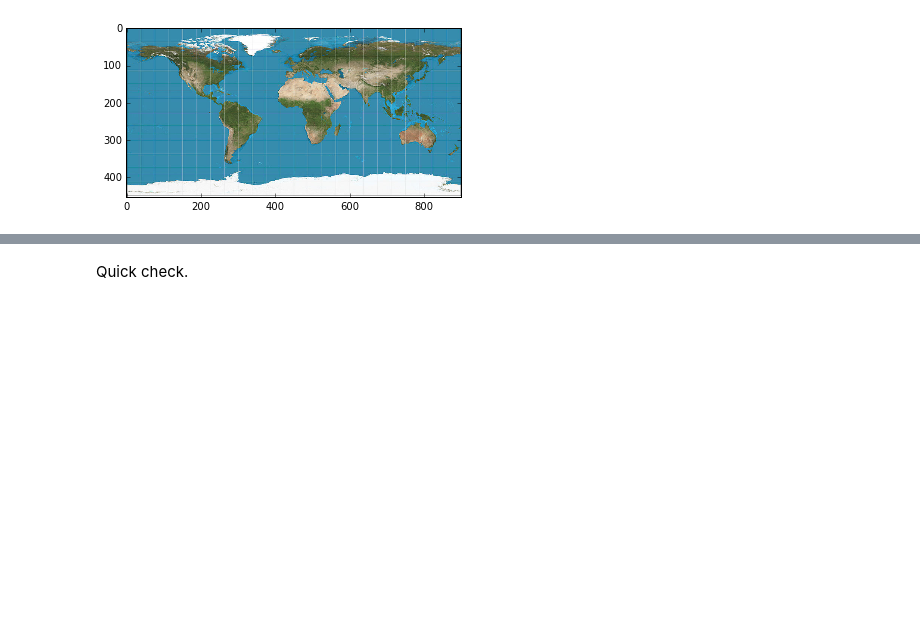
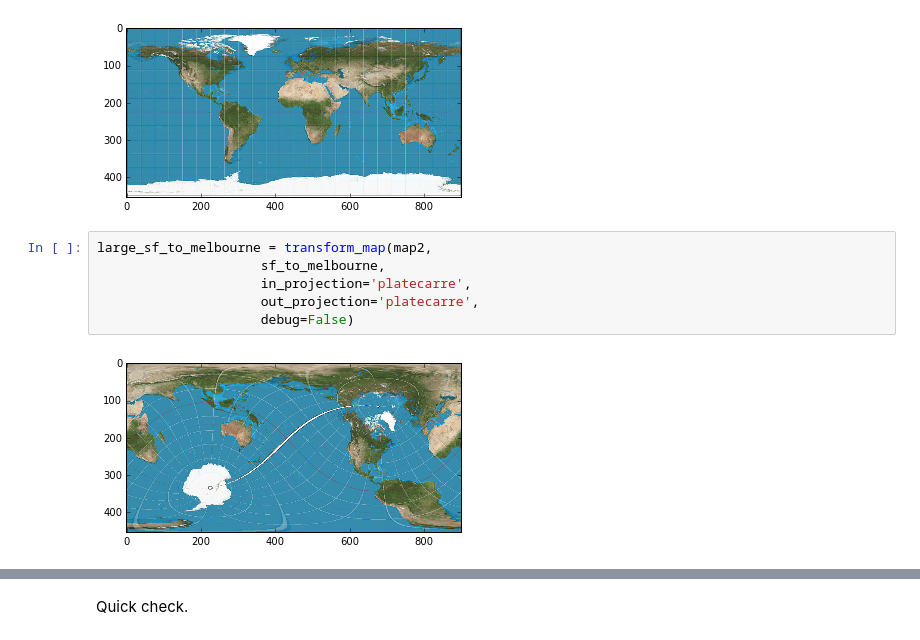
Before and after one commit to patrickeganfoley/map_orientations, a Jupyter notebook: map_projections/map_projections.ipynb, the cells around one changed output, grey strips where cells are left out. Cells and saved outputs as stored; diff of their text form; blank space fills up the shorter version.

```diff
--- a/map_projections/map_projections.ipynb
+++ b/map_projections/map_projections.ipynb
@@ -197,4 +177,12 @@ plt.imshow(map_large)
 # %% [output]
 <matplotlib.image.AxesImage at 0x...>
 [figure]
+# %%
+large_sf_to_melbourne = transform_map(map2,
+                     sf_to_melbourne,
+                     in_projection='platecarre',
+                     out_projection='platecarre',
+                     debug=False)
+# %% [output]
+[figure, added]
 # %%
```
Also changed, not shown: parts of 36 cells of this notebook, 1 other file.
